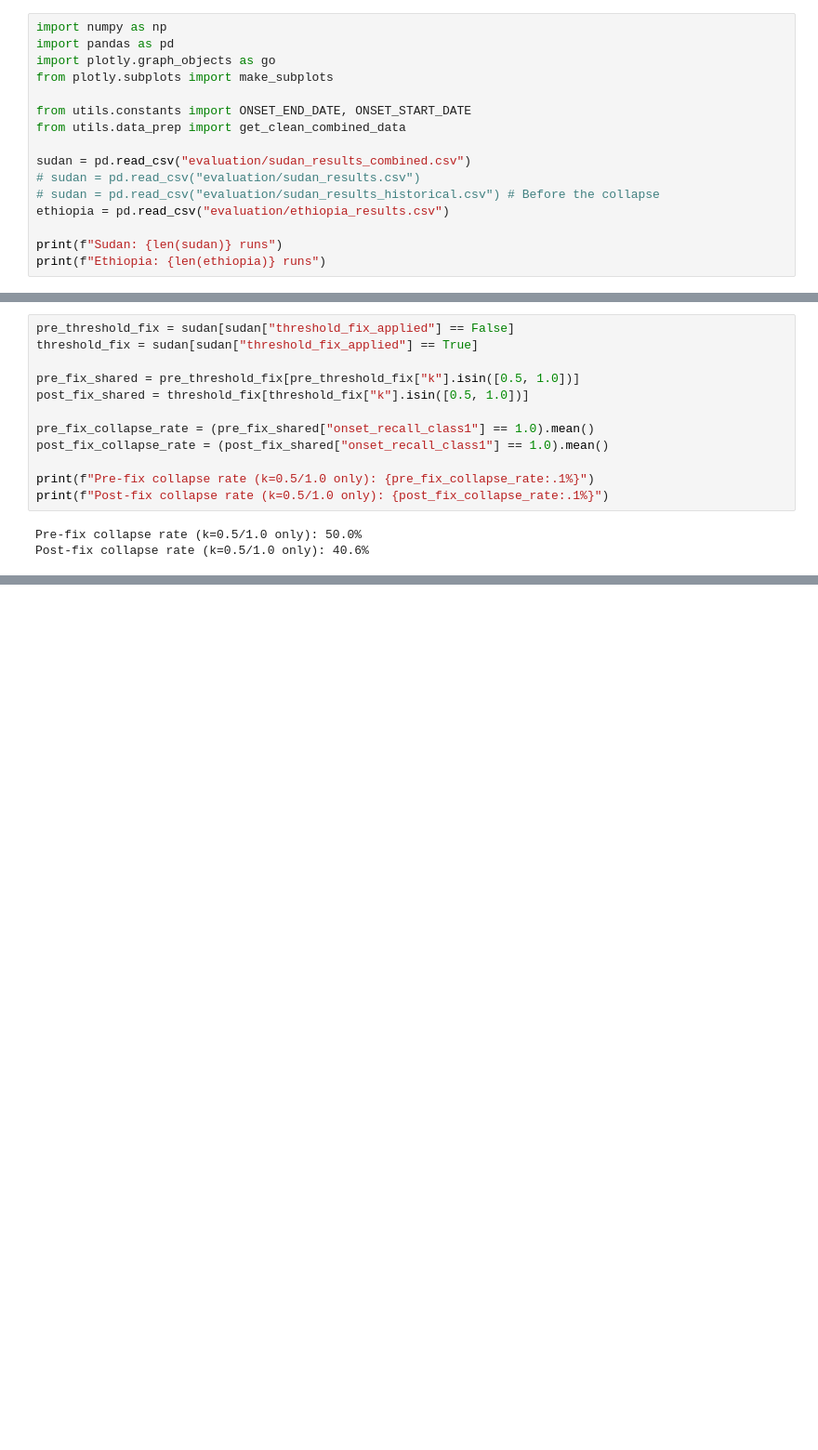
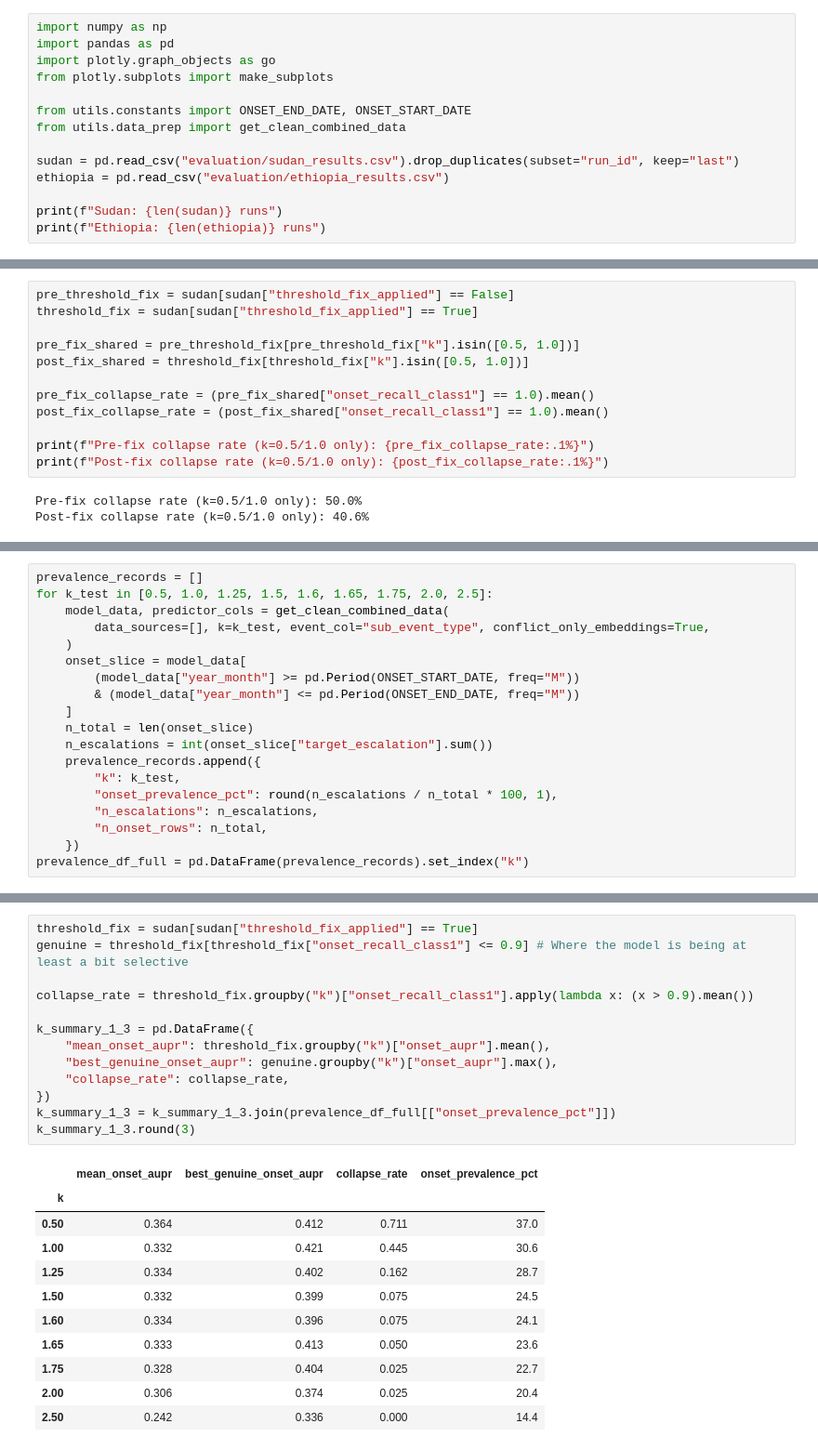
Before and after one commit to eviejones/msc-final-project, a Jupyter notebook: evaluation/evaluation.ipynb, the cells around one changed output, grey strips where cells are left out. Shown at 93% size. Saved outputs shown, nothing was run; the diff lists cells and outputs as text; blank space fills up the shorter version.

Commit message:
fix: evaluation section 1

```diff
--- a/evaluation/evaluation.ipynb
+++ b/evaluation/evaluation.ipynb
@@ -14,9 +13,7 @@ from plotly.subplots import make_subplots
 from utils.constants import ONSET_END_DATE, ONSET_START_DATE
 from utils.data_prep import get_clean_combined_data
 
-sudan = pd.read_csv("evaluation/sudan_results_combined.csv")
-# sudan = pd.read_csv("evaluation/sudan_results.csv")
-# sudan = pd.read_csv("evaluation/sudan_results_historical.csv") # Before the collapse
+sudan = pd.read_csv("evaluation/sudan_results.csv").drop_duplicates(subset="run_id", keep="last")
 ethiopia = pd.read_csv("evaluation/ethiopia_results.csv")
 
 print(f"Sudan: {len(sudan)} runs")
@@ -155,0 +163,19 @@ Post-fix collapse rate (k=0.5/1.0 only): 40.6%
+# %%
+prevalence_records = []
+for k_test in [0.5, 1.0, 1.25, 1.5, 1.6, 1.65, 1.75, 2.0, 2.5]:
+    model_data, predictor_cols = get_clean_combined_data(
+        data_sources=[], k=k_test, event_col="sub_event_type", conflict_only_embeddings=True,
+    )
+    onset_slice = model_data[
+        (model_data["year_month"] >= pd.Period(ONSET_START_DATE, freq="M"))
+        & (model_data["year_month"] <= pd.Period(ONSET_END_DATE, freq="M"))
+    ]
+    n_total = len(onset_slice)
+    n_escalations = int(onset_slice["target_escalation"].sum())
+    prevalence_records.append({
+        "k": k_test,
+        "onset_prevalence_pct": round(n_escalations / n_total * 100, 1),
+        "n_escalations": n_escalations,
+        "n_onset_rows": n_total,
+    })
+prevalence_df_full = pd.DataFrame(prevalence_records).set_index("k")
@@ -155,0 +200,25 @@ Post-fix collapse rate (k=0.5/1.0 only): 40.6%
+# %%
+threshold_fix = sudan[sudan["threshold_fix_applied"] == True]
+genuine = threshold_fix[threshold_fix["onset_recall_class1"] <= 0.9] # Where the model is being at least a bit selective
+
+collapse_rate = threshold_fix.groupby("k")["onset_recall_class1"].apply(lambda x: (x > 0.9).mean())
+
+k_summary_1_3 = pd.DataFrame({
+    "mean_onset_aupr": threshold_fix.groupby("k")["onset_aupr"].mean(),
+    "best_genuine_onset_aupr": genuine.groupby("k")["onset_aupr"].max(),
+    "collapse_rate": collapse_rate,
+})
+k_summary_1_3 = k_summary_1_3.join(prevalence_df_full[["onset_prevalence_pct"]])
+k_summary_1_3.round(3)
+# %% [output]
+|  | mean_onset_aupr | best_genuine_onset_aupr | collapse_rate | onset_prevalence_pct |
+| k |  |  |  |  |
+| 0.50 | 0.364 | 0.412 | 0.711 | 37.0 |
+| 1.00 | 0.332 | 0.421 | 0.445 | 30.6 |
+| 1.25 | 0.334 | 0.402 | 0.162 | 28.7 |
+| 1.50 | 0.332 | 0.399 | 0.075 | 24.5 |
+| 1.60 | 0.334 | 0.396 | 0.075 | 24.1 |
+| 1.65 | 0.333 | 0.413 | 0.050 | 23.6 |
+| 1.75 | 0.328 | 0.404 | 0.025 | 22.7 |
+| 2.00 | 0.306 | 0.374 | 0.025 | 20.4 |
+| 2.50 | 0.242 | 0.336 | 0.000 | 14.4 |
```
Also changed, not shown: parts of 5 cells of this notebook.
